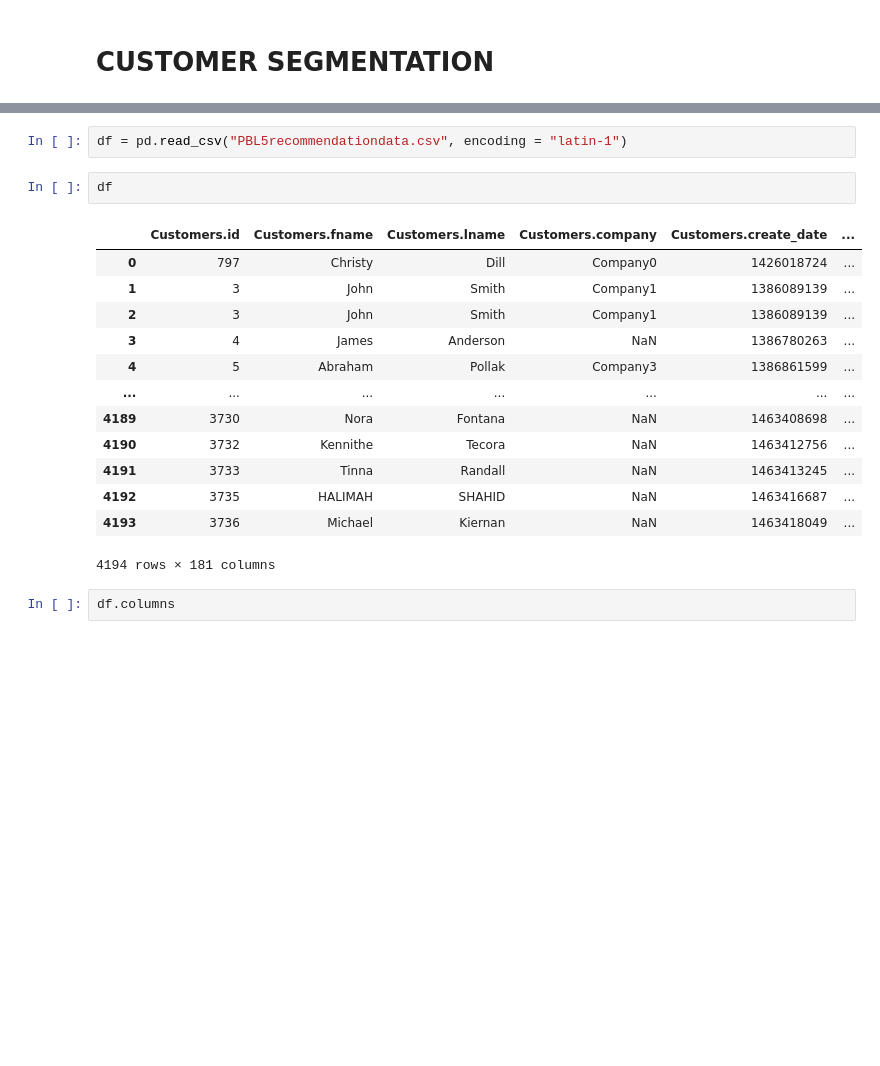
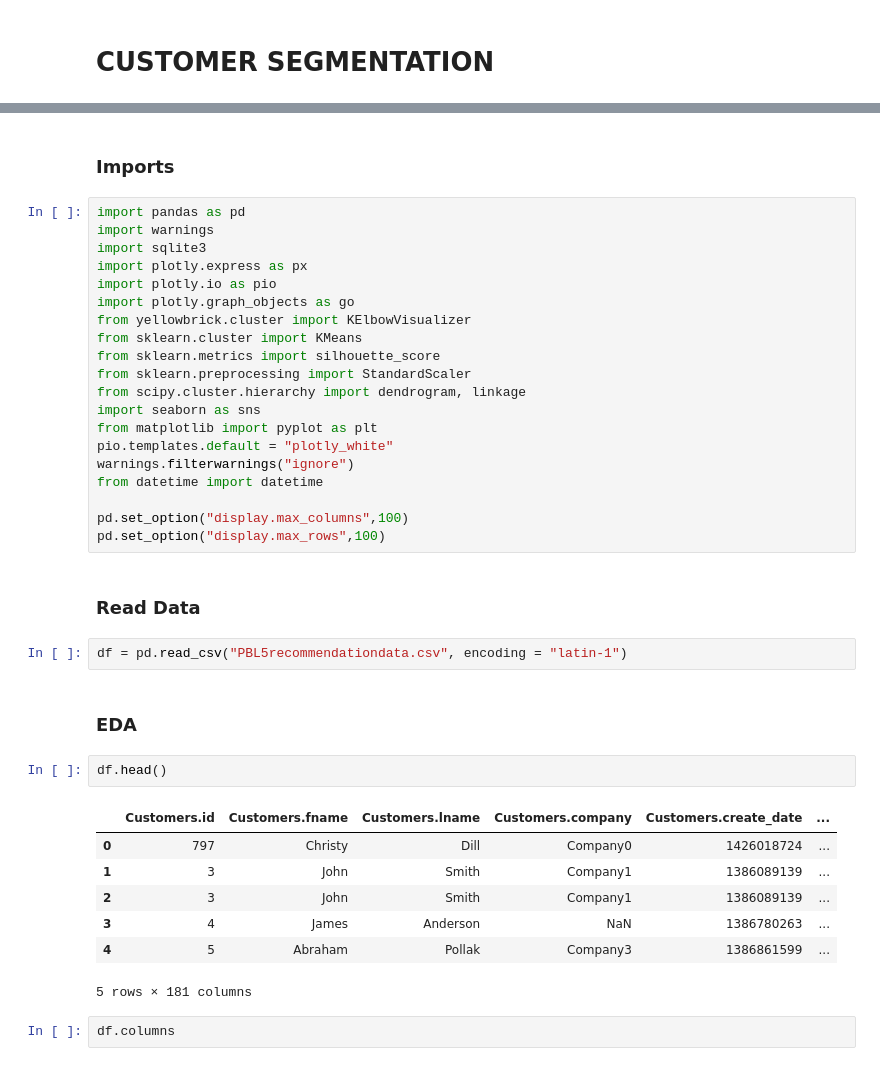
Before and after one commit to ramazannbilen/AI-machine-learning, a Jupyter notebook: Assignments/Customer Segmentation/Customer Segmentation.ipynb, the cells around one changed output, grey strips where cells are left out. Cells and saved outputs as stored; diff of their text form; blank space fills up the shorter version.

```diff
--- a/Assignments/Customer Segmentation/Customer Segmentation.ipynb
+++ b/Assignments/Customer Segmentation/Customer Segmentation.ipynb
@@ -7,21 +9,41 @@ import pandas as pd
+# %% [markdown]
+### Imports
+# %%
+import pandas as pd
+import warnings
+import sqlite3
+import plotly.express as px
+import plotly.io as pio
+import plotly.graph_objects as go
+from yellowbrick.cluster import KElbowVisualizer
+from sklearn.cluster import KMeans
+from sklearn.metrics import silhouette_score
+from sklearn.preprocessing import StandardScaler
+from scipy.cluster.hierarchy import dendrogram, linkage
+import seaborn as sns
+from matplotlib import pyplot as plt
+pio.templates.default = "plotly_white"
+warnings.filterwarnings("ignore")
+from datetime import datetime
+
+pd.set_option("display.max_columns",100)
+pd.set_option("display.max_rows",100)
+# %% [markdown]
+### Read Data
 # %%
 df = pd.read_csv("PBL5recommendationdata.csv", encoding = "latin-1")
+# %% [markdown]
+### EDA
 # %%
-df
+df.head()
 # %% [output]
 |  | Customers.id | Customers.fname | Customers.lname | Customers.company | Customers.create_date | ... |
 | 0 | 797 | Christy | Dill | Company0 | 1426018724 | ... |
 | 1 | 3 | John | Smith | Company1 | 1386089139 | ... |
 | 2 | 3 | John | Smith | Company1 | 1386089139 | ... |
 | 3 | 4 | James | Anderson | NaN | 1386780263 | ... |
 | 4 | 5 | Abraham | Pollak | Company3 | 1386861599 | ... |
-| ... | ... | ... | ... | ... | ... | ... |
-| 4189 | 3730 | Nora | Fontana | NaN | 1463408698 | ... |
-| 4190 | 3732 | Kennithe | Tecora | NaN | 1463412756 | ... |
-| 4191 | 3733 | Tinna | Randall | NaN | 1463413245 | ... |
-| 4192 | 3735 | HALIMAH | SHAHID | NaN | 1463416687 | ... |
-| 4193 | 3736 | Michael | Kiernan | NaN | 1463418049 | ... |
-4194 rows × 181 columns
+5 rows × 181 columns
 # %%
 df.columns
 # %% [output]
```
Also changed, not shown: parts of 73 cells of this notebook, 2 other files.
